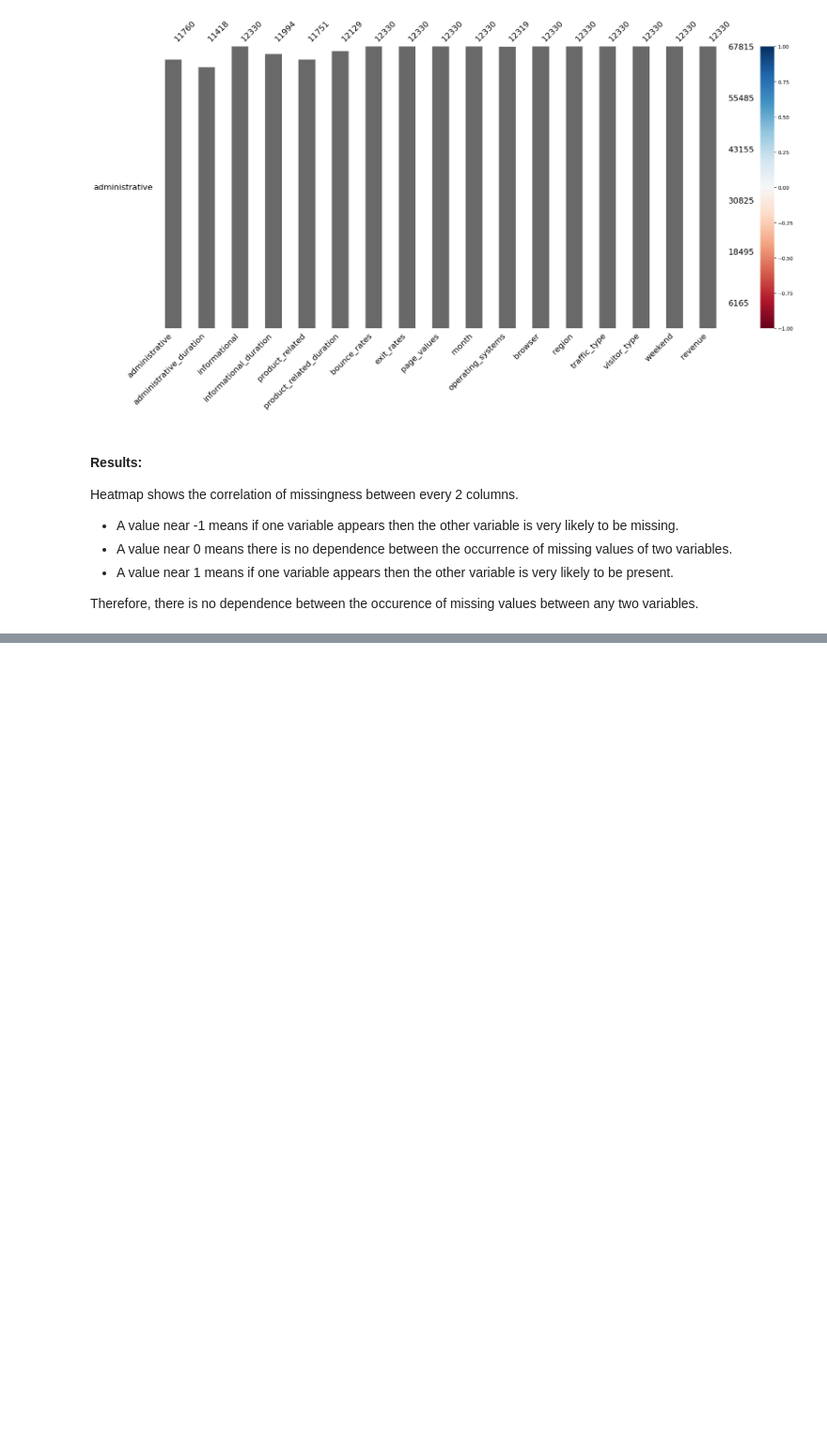
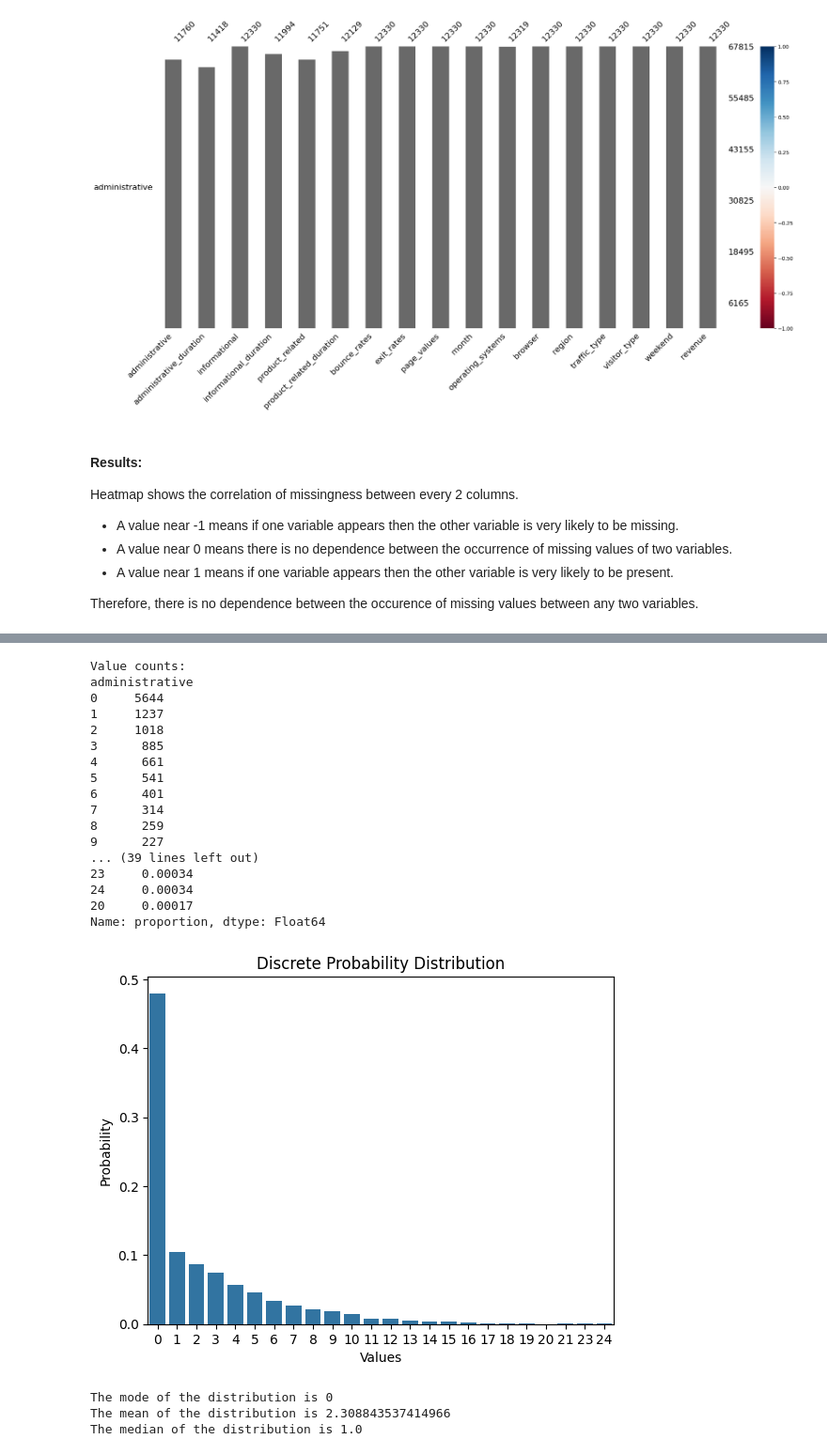
Before and after one commit to Chills00/exploratory-data-analysis---online-shopping-in-retail917, a Jupyter notebook: EDA_notebook.ipynb, the cells around one changed output, grey strips where cells are left out. Shown: that part at 94% size. Drawn from its saved outputs; the diff is of its cells as text; code cells hidden in the pictures; blank space fills up the shorter version.

Commit message:
Completes null analysis and imputing of data for administrative.

```diff
--- a/EDA_notebook.ipynb
+++ b/EDA_notebook.ipynb
@@ -193,10 +193,10 @@ Remove/impute missing values in the data:
 from plotter import Plotter
 # %%
 # This function is used to generate useful info on null-values:
+info = DataFrameInfo(df)
+df_plots = Plotter(df)
 
-def get_null_info(df_name):
-    info = DataFrameInfo(df_name)
-    df_plots = Plotter(df_name)
+def get_null_info():
     info.df_null_info()
     print()
     print('A matrix to visualize the pattern of missing values in each column:')
@@ -237,0 +254,24 @@ Therefore, there is no dependence between the occurence of missing values betwee
+# %%
+df_plots.probability_distribution('administrative')
+# %% [output]
+Value counts:
+administrative
+0     5644
+1     1237
+2     1018
+3      885
+4      661
+5      541
+6      401
+7      314
+8      259
+9      227
+... (39 lines left out)
+23     0.00034
+24     0.00034
+20     0.00017
+Name: proportion, dtype: Float64
+[figure, added]
+The mode of the distribution is 0
+The mean of the distribution is 2.308843537414966
+The median of the distribution is 1.0
```
Also changed, not shown: parts of 13 cells of this notebook, 1 other file.
